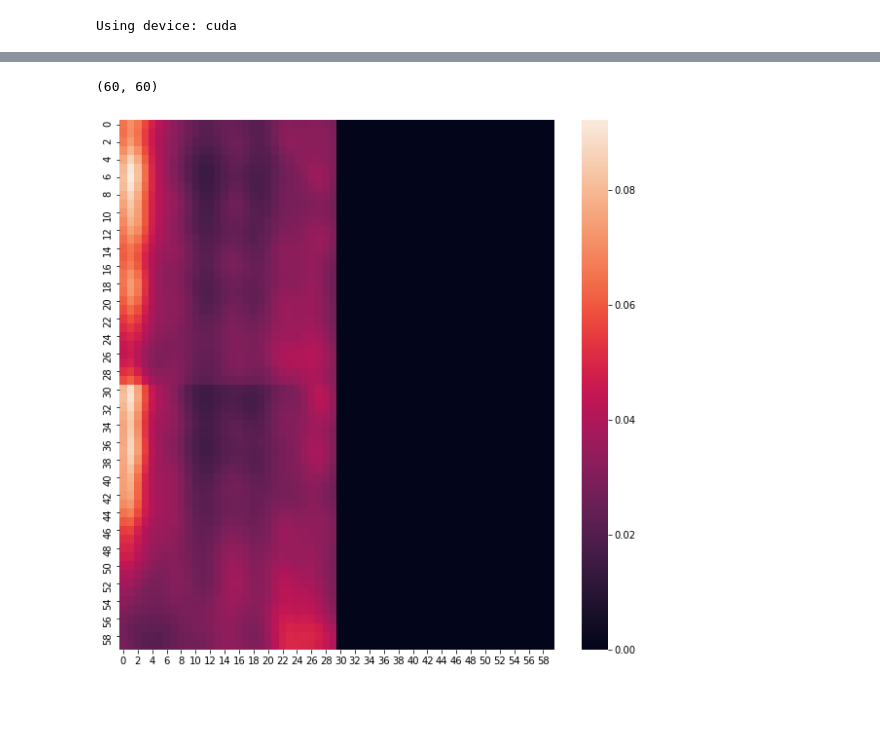
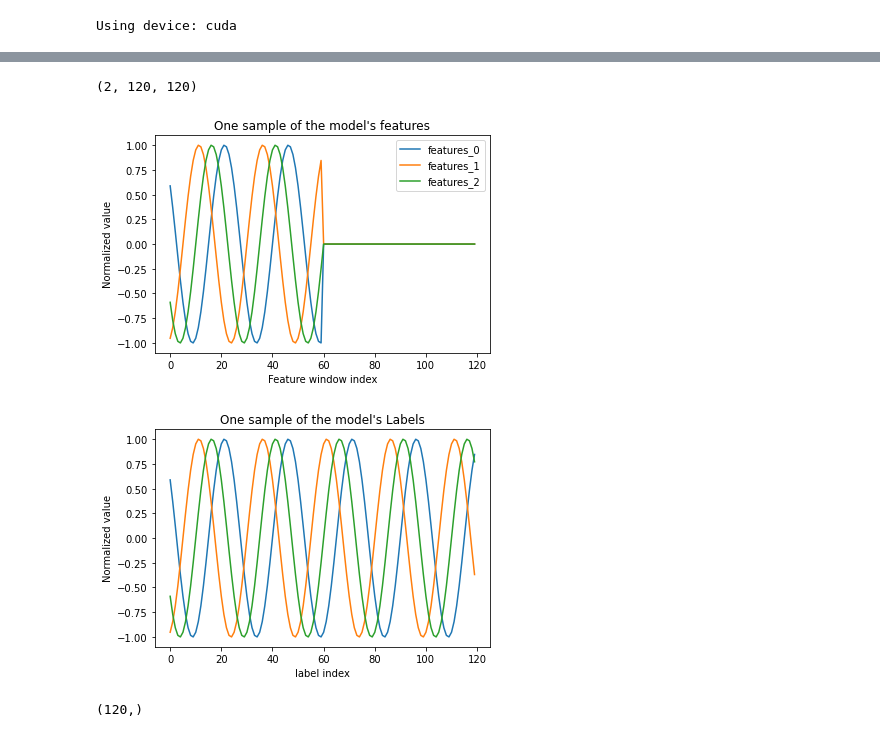
Before and after one commit to rodgdutra/neural_kaggle_store_item, a Jupyter notebook: transformer_exemples/transformer_sine_direct_test-encoder_only.ipynb, the cells around one changed output, grey strips where cells are left out. Drawn from its saved outputs; the diff is of its cells as text; code cells hidden in the pictures; blank space fills up the shorter version.

```diff
--- a/transformer_exemples/transformer_sine_direct_test-encoder_only.ipynb
+++ b/transformer_exemples/transformer_sine_direct_test-encoder_only.ipynb
@@ -310,4 +344,6 @@ mean_squared_error(label_test[-pred_horizon:], output[-pred_horizon:])
 # %%
-attention_weights = model.encoder_attention(src, layer_idx=0)[1]
+attention_weights = model.encoder_attention(src, layer_idx=0)[0][0]
 attention_weights = attention_weights.cpu().detach().numpy()
-attention_weights = attention_weights.reshape(src.shape[1], src.shape[1])
+attention_weights.shape
+# %% [output]
+(2, 120, 120)
@@ -315,0 +379,31 @@ attention_weights = attention_weights.reshape(src.shape[1], src.shape[1])
+# %%
+def get_feat_label(dataset, n_tests, stride):
+    entry_test = np.zeros((n_tests,int(feat_win+label_win)))
+    label_test = np.zeros((n_tests,int(feat_win+label_win)))
+    for entry, label in zip(entry_test, label_test):
+        entry[:feat_win] =  dataset[stride:feat_win+stride]
+        label[:feat_win] = dataset[stride:feat_win+stride]
+        label[label_win:] = dataset[feat_win+stride:feat_win+stride+label_win]
+        stride += stride
+
+    return entry_test, label_test
+
+entries, labels = get_feat_label(data_test, 3, 10)
+# %%
+for i, entry in enumerate(entries):
+    plt.plot(entry, label=f'features_{i}')
+plt.ylabel('Normalized value')
+plt.xlabel('Feature window index')
+plt.title("One sample of the model's features")
+plt.legend()
+plt.show()
+
+for i, label in enumerate(labels):
+    plt.plot(label, label=f'label_{i}')
+plt.ylabel('Normalized value')
+plt.xlabel('label index')
+plt.title("One sample of the model's Labels")
+plt.show()
+# %% [output]
+[figure, added]
+[figure, added]
@@ -316,10 +422,4 @@ attention_weights = attention_weights.reshape(src.shape[1], src.shape[1])
 # %%
-attention_weights.shape
+output.shape
 # %% [output]
-(60, 60)
+(120,)
-# %%
-import seaborn as sns
-plt.figure(figsize=(10, 10))
-ax = sns.heatmap(attention_weights)
-# %% [output]
-[figure, removed]
```
Also changed, not shown: parts of 42 cells of this notebook, 25 other files.
